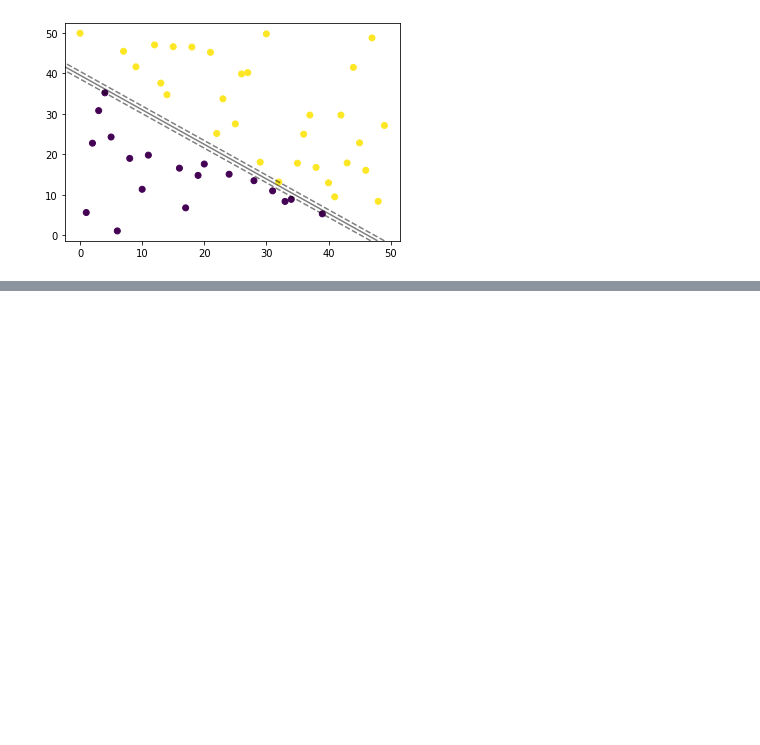
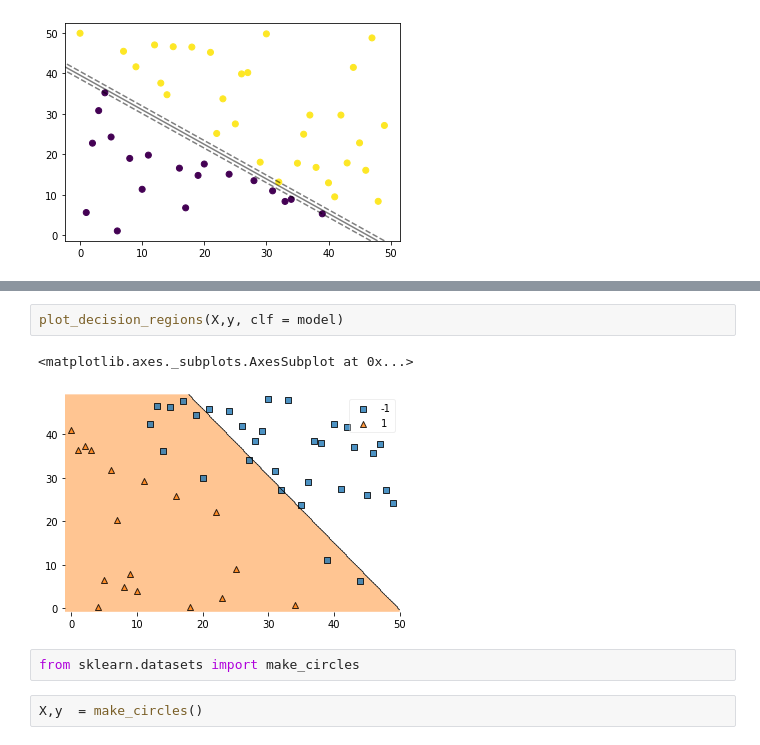
Before and after one commit to Pepcoders/Data-Science-February, a Jupyter notebook: SVM/ClassCode.ipynb, the cells around one changed output, grey strips where cells are left out. Cells and saved outputs as stored; diff of their text form; blank space fills up the shorter version.

```diff
--- a/SVM/ClassCode.ipynb
+++ b/SVM/ClassCode.ipynb
@@ -114,0 +162,9 @@ plot_svc_decision_function(model2)
+# %%
+plot_decision_regions(X,y, clf = model)
+# %% [output]
+<matplotlib.axes._subplots.AxesSubplot at 0x...>
+[figure, added]
+# %%
+from sklearn.datasets import make_circles
+# %%
+X,y  = make_circles()
```
Also changed, not shown: parts of 20 cells of this notebook.
